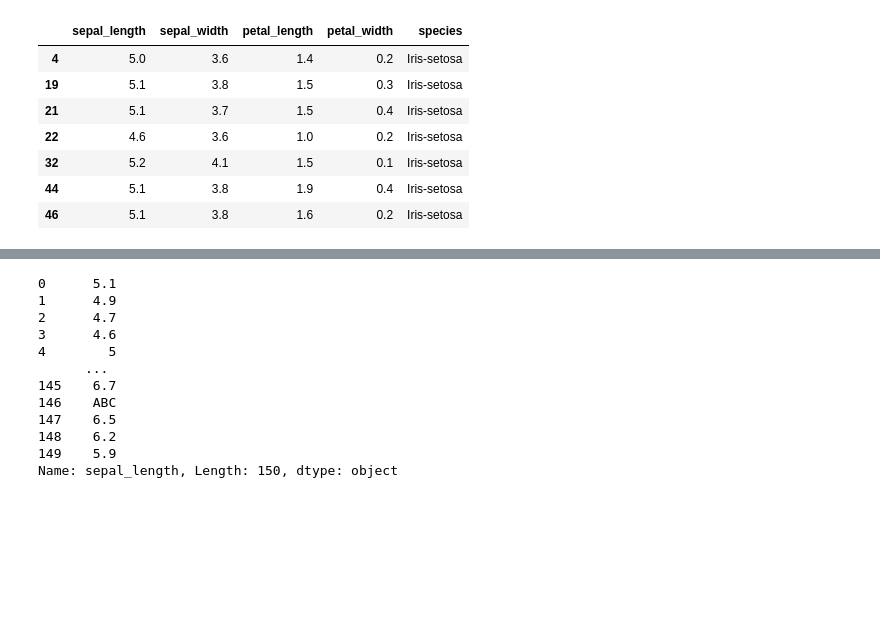
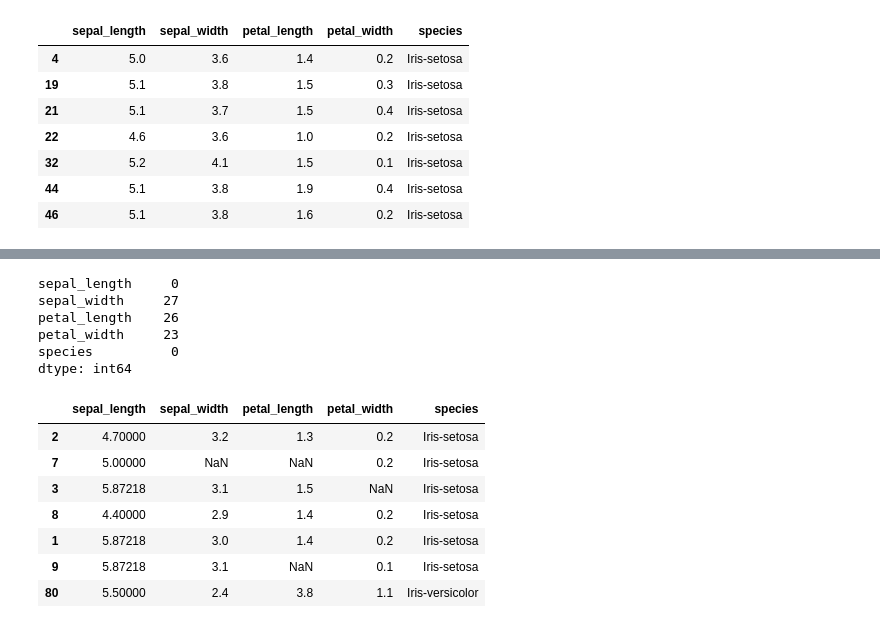
Before and after one commit to ARYAN-GULATI/Python_Master, a Jupyter notebook: PYTHON_BASICS/Pandas.ipynb, the cells around one changed output, grey strips where cells are left out. Drawn from its saved outputs; the diff is of its cells as text; code cells hidden in the pictures; blank space fills up the shorter version.

```diff
--- a/PYTHON_BASICS/Pandas.ipynb
+++ b/PYTHON_BASICS/Pandas.ipynb
@@ -313 +464,4 @@ dtype: int64
+# %%
+df['sepal_length'].fillna( value=df['sepal_length'].mean()  , inplace=True)
+#replace nan value with its mean
 # %%
@@ -317,15 +487,21 @@ df["sepal_length"].mean()
-# %%
-df["sepal_length"].fillna(value="ABC")
-# %% [output]
-0      5.1
-1      4.9
-2      4.7
-3      4.6
-4        5
-      ...
-145    6.7
-146    ABC
-147    6.5
-148    6.2
-149    5.9
-Name: sepal_length, Length: 150, dtype: object
+# %%
+df.isna().sum()
+#so Nan val in sepal_length become 0
+# %% [output]
+sepal_length     0
+sepal_width     27
+petal_length    26
+petal_width     23
+species          0
+dtype: int64
+# %%
+df.iloc[[2,7,3,8,1,9,80]]
+# %% [output]
+|  | sepal_length | sepal_width | petal_length | petal_width | species |
+| 2 | 4.70000 | 3.2 | 1.3 | 0.2 | Iris-setosa |
+| 7 | 5.00000 | NaN | NaN | 0.2 | Iris-setosa |
+| 3 | 5.87218 | 3.1 | 1.5 | NaN | Iris-setosa |
+| 8 | 4.40000 | 2.9 | 1.4 | 0.2 | Iris-setosa |
+| 1 | 5.87218 | 3.0 | 1.4 | 0.2 | Iris-setosa |
+| 9 | 5.87218 | 3.1 | NaN | 0.1 | Iris-setosa |
+| 80 | 5.50000 | 2.4 | 3.8 | 1.1 | Iris-versicolor |
```
Also changed, not shown: parts of 55 cells of this notebook.
